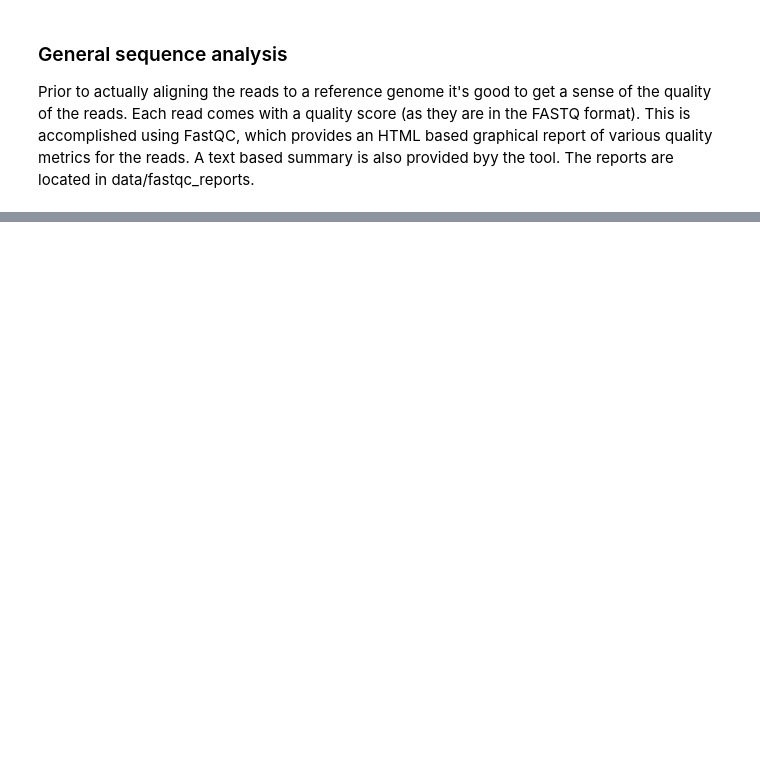
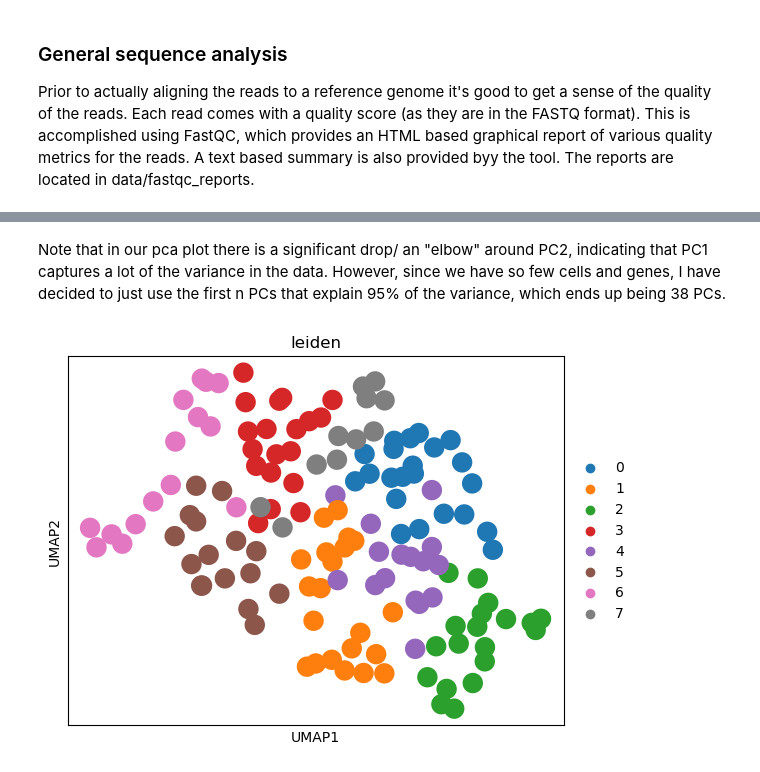
Before and after one commit to kellofoggs/fall25-csc-bioinf, a Jupyter notebook: week6/week6.ipynb, the cells around one changed output, grey strips where cells are left out. Cells and saved outputs as stored; diff of their text form; code cells hidden in the pictures; blank space fills up the shorter version.

```diff
--- a/week6/week6.ipynb
+++ b/week6/week6.ipynb
@@ -162,0 +334,9 @@ splici_output
+# %% [markdown]
+Note that in our pca plot there is a significant drop/ an "elbow" around  PC2, indicating that PC1 captures a lot of the variance in the data. However, since we have so few cells and genes, I have decided to just use the first n PCs that explain 95% of the variance, which ends up being 38 PCs.
+# %%
+sc.pp.neighbors(count_matrix, n_neighbors=5, n_pcs=n_pcs_for_95_var)
+sc.tl.leiden(count_matrix, resolution=1)
+sc.tl.umap(count_matrix)
+sc.pl.umap(count_matrix, color= "leiden")
+# %% [output]
+[figure, added]
```
Also changed, not shown: parts of 10 cells of this notebook.
